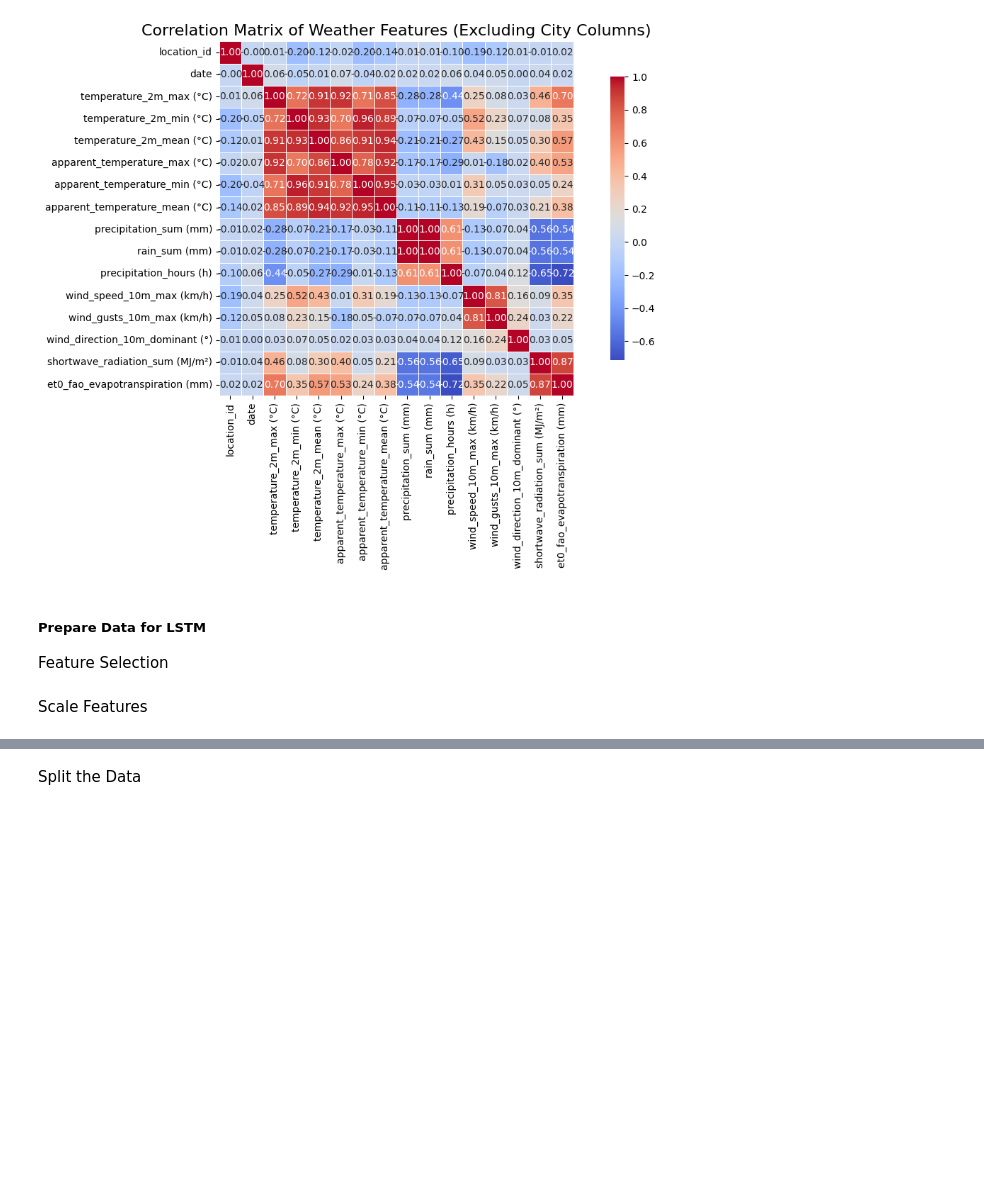
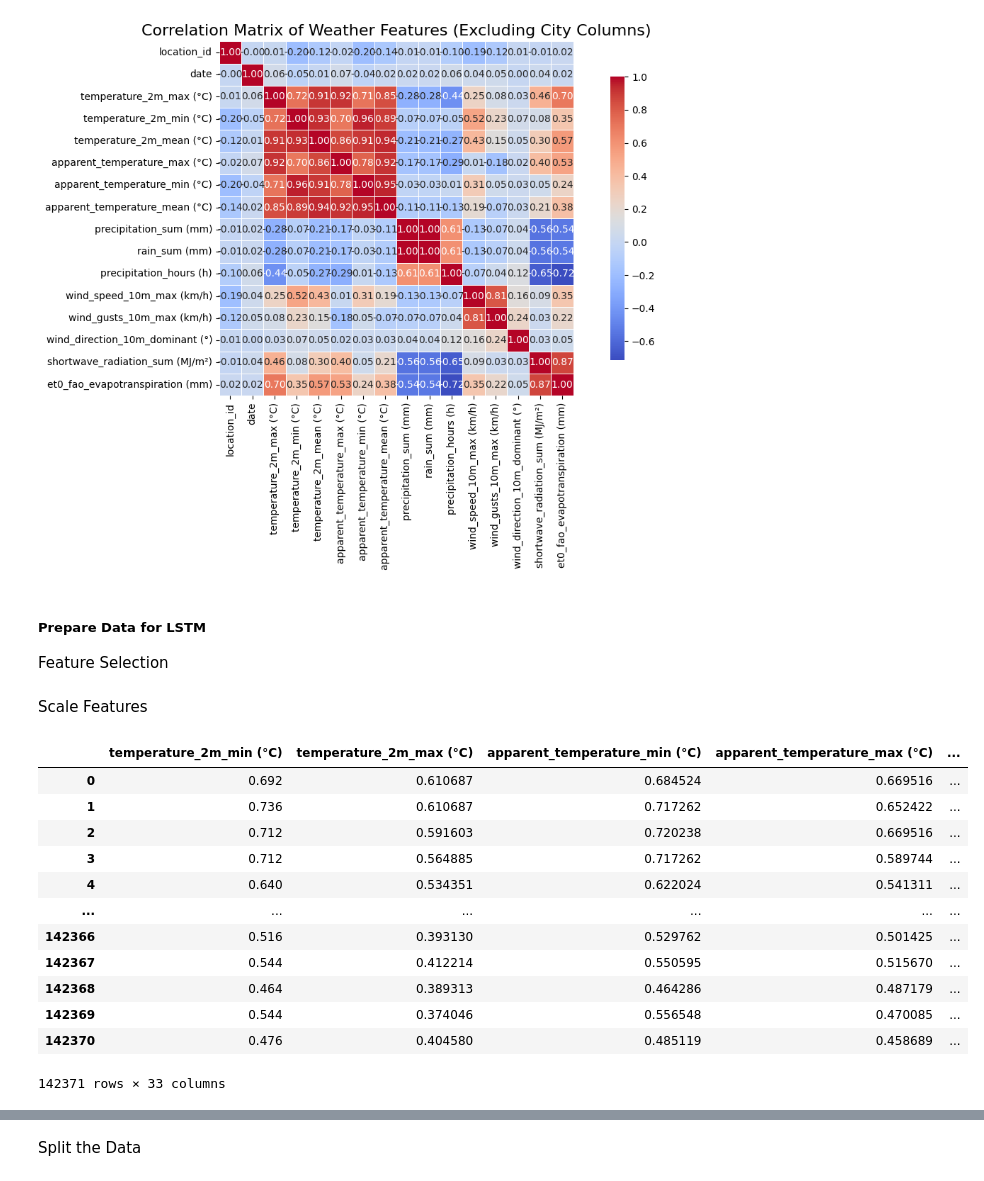
Before and after one commit to IT21271182/Deep-Learning-Project, a Jupyter notebook: IT21271182_LSTM.ipynb, the cells around one changed output, grey strips where cells are left out. Drawn from its saved outputs; the diff is of its cells as text; code cells hidden in the pictures; blank space fills up the shorter version.

Commit message:
Prepare & Reshape data for LSTM

```diff
--- a/IT21271182_LSTM.ipynb
+++ b/IT21271182_LSTM.ipynb
@@ -240,2 +243,48 @@ Feature Selection
+# %%
+# Define the features (columns that want to use for prediction) and target variable (temperature)
+features = [
+    'temperature_2m_min (°C)',
+    'temperature_2m_max (°C)',
+    'apparent_temperature_min (°C)',
+    'apparent_temperature_max (°C)',
+    'precipitation_sum (mm)',
+    'rain_sum (mm)'
+]
+
+# Add the one-hot encoded city columns to the feature list
+city_columns = [col for col in merged_data.columns if 'city_name_' in col]
+features.extend(city_columns)
+
+# Target variable
+target = 'temperature_2m_mean (°C)'
 # %% [markdown]
 Scale Features
+# %%
+scaler = MinMaxScaler()
+
+# Apply the scaler to the features and target separately
+scaled_features = scaler.fit_transform(merged_data[features])
+scaled_target = scaler.fit_transform(merged_data[[target]])
+
+# Convert the scaled data back into DataFrames for easier handling
+scaled_features_df = pd.DataFrame(scaled_features, columns=features)
+scaled_target_df = pd.DataFrame(scaled_target, columns=[target])
+
+# Combine the scaled features and target back into one DataFrame
+scaled_data = pd.concat([scaled_features_df, scaled_target_df], axis=1)
+# %%
+scaled_data
+# %% [output]
+|  | temperature_2m_min (°C) | temperature_2m_max (°C) | apparent_temperature_min (°C) | apparent_temperature_max (°C) | ... |
+| 0 | 0.692 | 0.610687 | 0.684524 | 0.669516 | ... |
+| 1 | 0.736 | 0.610687 | 0.717262 | 0.652422 | ... |
+| 2 | 0.712 | 0.591603 | 0.720238 | 0.669516 | ... |
+| 3 | 0.712 | 0.564885 | 0.717262 | 0.589744 | ... |
+| 4 | 0.640 | 0.534351 | 0.622024 | 0.541311 | ... |
+| ... | ... | ... | ... | ... | ... |
+| 142366 | 0.516 | 0.393130 | 0.529762 | 0.501425 | ... |
+| 142367 | 0.544 | 0.412214 | 0.550595 | 0.515670 | ... |
+| 142368 | 0.464 | 0.389313 | 0.464286 | 0.487179 | ... |
+| 142369 | 0.544 | 0.374046 | 0.556548 | 0.470085 | ... |
+| 142370 | 0.476 | 0.404580 | 0.485119 | 0.458689 | ... |
+142371 rows × 33 columns
```
Also changed, not shown: parts of 5 cells of this notebook.
